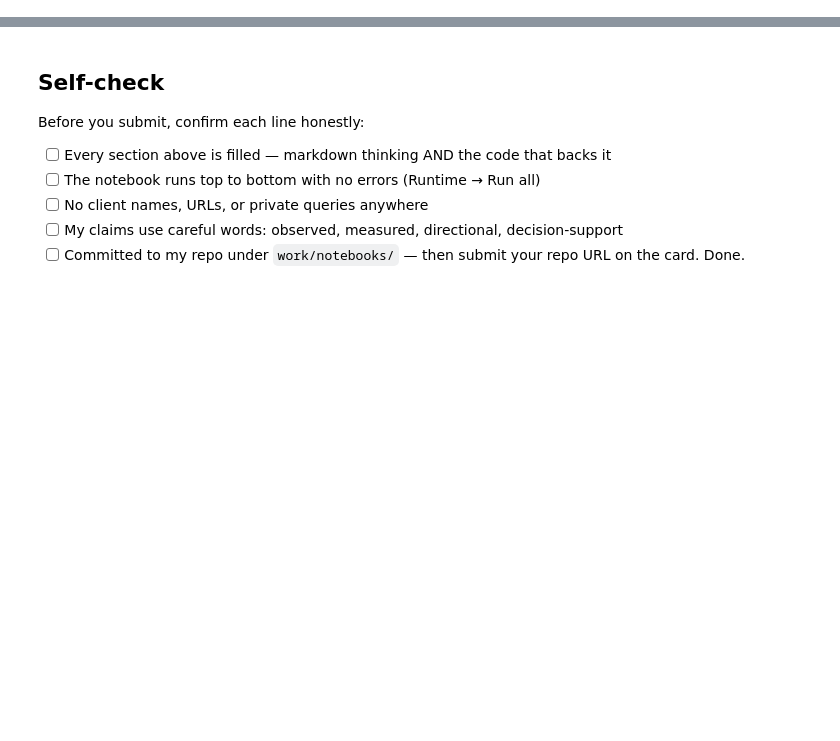
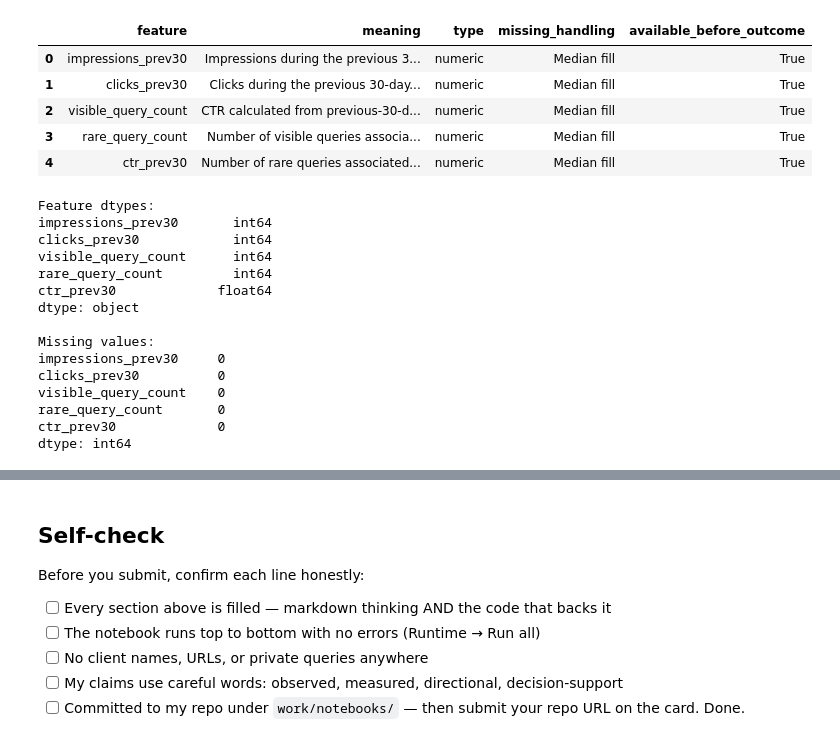
Before and after one commit to MohammadAqaNoori/flyrank-ml-internship, a Jupyter notebook: work/notebooks/w03_feature_leakage_check.ipynb, the cells around one changed output, grey strips where cells are left out. Drawn from its saved outputs; the diff is of its cells as text; code cells hidden in the pictures; blank space fills up the shorter version.

```diff
--- a/work/notebooks/w03_feature_leakage_check.ipynb
+++ b/work/notebooks/w03_feature_leakage_check.ipynb
@@ -36,0 +153,64 @@ This skeleton is yours to fill. Work the sections **in order** — each one has
+# %%
+# ML-05 — Section 2: Feature notes
+
+feature_notes = pd.DataFrame({
+    "feature": feature_cols,
+    "meaning": [
+        "Impressions during the previous 30-day window",
+        "Clicks during the previous 30-day window",
+        "CTR calculated from previous-30-day clicks and impressions",
+        "Number of visible queries associated with the content",
+        "Number of rare queries associated with the content",
+    ],
+    "type": [
+        "numeric",
+        "numeric",
+        "numeric",
+        "numeric",
+        "numeric",
+    ],
+    "missing_handling": [
+        "Median fill",
+        "Median fill",
+        "Median fill",
+        "Median fill",
+        "Median fill",
+    ],
+    "available_before_outcome": [
+        True,
+        True,
+        True,
+        True,
+        True,
+    ],
+})
+
+display(feature_notes)
+
+print("\nFeature dtypes:")
+print(X.dtypes)
+
+print("\nMissing values:")
+print(X.isna().sum())
+# %% [output]
+|  | feature | meaning | type | missing_handling | available_before_outcome |
+| 0 | impressions_prev30 | Impressions during the previous 3... | numeric | Median fill | True |
+| 1 | clicks_prev30 | Clicks during the previous 30-day... | numeric | Median fill | True |
+| 2 | visible_query_count | CTR calculated from previous-30-d... | numeric | Median fill | True |
+| 3 | rare_query_count | Number of visible queries associa... | numeric | Median fill | True |
+| 4 | ctr_prev30 | Number of rare queries associated... | numeric | Median fill | True |
+Feature dtypes:
+impressions_prev30       int64
+clicks_prev30            int64
+visible_query_count      int64
+rare_query_count         int64
+ctr_prev30             float64
+dtype: object
+
+Missing values:
+impressions_prev30     0
+clicks_prev30          0
+visible_query_count    0
+rare_query_count       0
+ctr_prev30             0
+dtype: int64
```
Also changed, not shown: parts of 18 cells of this notebook.
